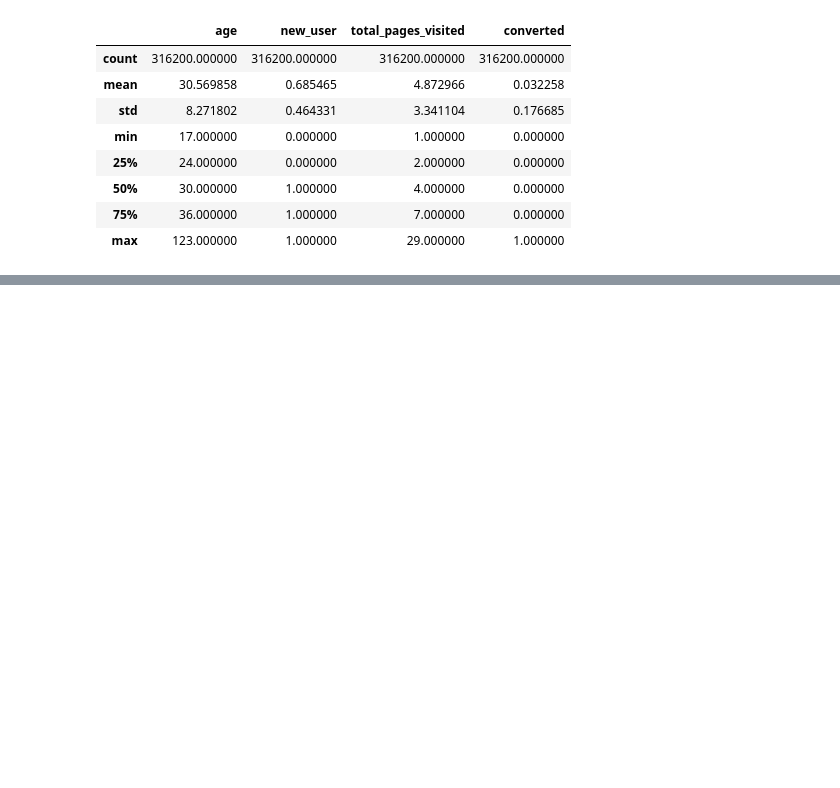
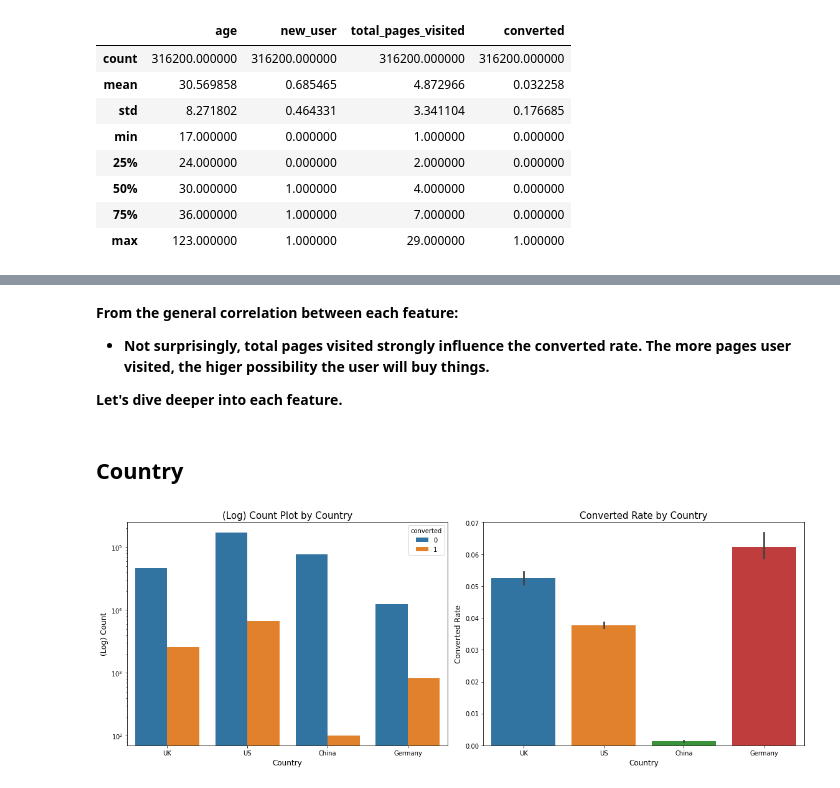
Before and after one commit to xtian20/data_project, a Jupyter notebook: Conversion_Rate.ipynb, the cells around one changed output, grey strips where cells are left out. Saved outputs shown, nothing was run; the diff lists cells and outputs as text; code cells hidden in the pictures; blank space fills up the shorter version.

```diff
--- a/Conversion_Rate.ipynb
+++ b/Conversion_Rate.ipynb
@@ -362,0 +130,26 @@ H2O session _sid_986c closed.
+# %% [markdown]
+**From the general correlation between each feature:**
+
+- **Not surprisingly, total pages visited strongly influence the converted rate. The more pages user visited, the higer possibility the user will buy things.**
+
+**Let's dive deeper into each feature.**
+# %% [markdown]
+## Country
+# %%
+# visualization of different countries
+fig, ax = plt.subplots(nrows=1, ncols=2, figsize=(16, 6))
+sns.countplot(x='country', hue='converted', data=data, ax=ax[0])
+ax[0].set_xlabel('Country', fontsize=12)
+ax[0].set_yscale('log')
+ax[0].set_ylabel('(Log) Count', fontsize=12)
+ax[0].set_title('(Log) Count Plot by Country', fontsize=15)
+
+sns.barplot(x='country', y='converted', data=data, ax=ax[1])
+ax[1].set_xlabel('Country', fontsize=12)
+ax[1].set_ylabel('Converted Rate', fontsize=12)
+ax[1].set_title('Converted Rate by Country', fontsize=15)
+
+plt.tight_layout()
+plt.show();
+# %% [output]
+[figure, added]
```
Also changed, not shown: parts of 91 cells of this notebook.
